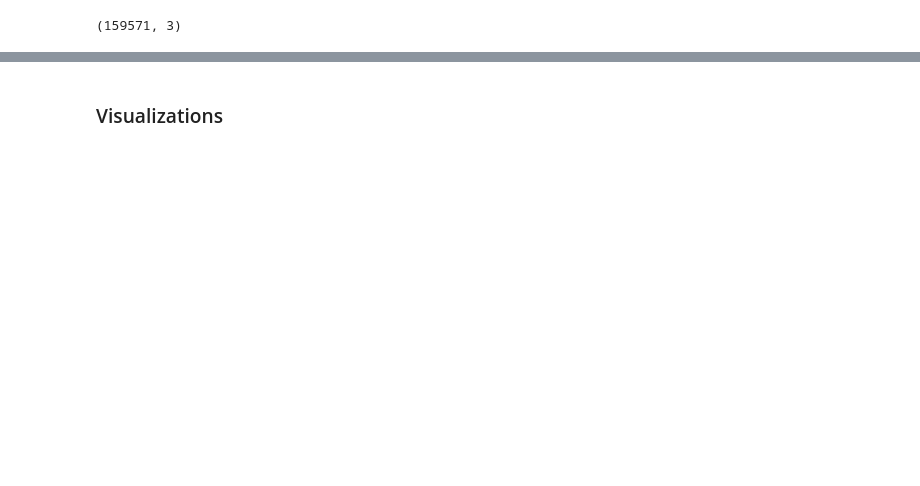
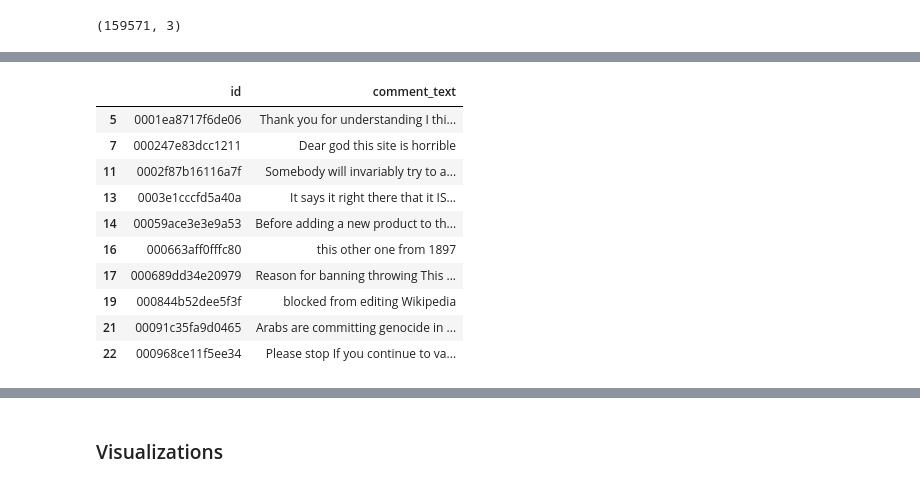
Before and after one commit to johne18/ml_learnings, a Jupyter notebook: SafeChat/notebooks/jigsaw_eda.ipynb, the cells around one changed output, grey strips where cells are left out. Cells and saved outputs as stored; diff of their text form; code cells hidden in the pictures; blank space fills up the shorter version.

```diff
--- a/SafeChat/notebooks/jigsaw_eda.ipynb
+++ b/SafeChat/notebooks/jigsaw_eda.ipynb
@@ -69,0 +92,6 @@ jigsaw_cleaned_df.shape
+# %%
+jigsaw_df_test_cleaned = jigsaw_df_test.copy()
+jigsaw_df_test_cleaned['comment_text'] = jigsaw_df_test_cleaned['comment_text'].apply(remove_emoji)
+jigsaw_df_test_cleaned['comment_text'] = jigsaw_df_test_cleaned['comment_text'].str.replace(r'[^a-zA-Z0-9 ]', '', regex=True)
+print(jigsaw_df_test_cleaned['comment_text'].isna().sum())
+jigsaw_df_test_cleaned.head(5)
@@ -69,0 +126,16 @@ jigsaw_cleaned_df.shape
+# %%
+removed_ids = jigsaw_df_test_labels[has_negative_labels]['id']
+jigsaw_df_test_cleaned = jigsaw_df_test_cleaned[~jigsaw_df_test_cleaned['id'].isin(removed_ids)]
+jigsaw_df_test_cleaned.head(10)
+# %% [output]
+|  | id | comment_text |
+| 5 | 0001ea8717f6de06 | Thank you for understanding I thi... |
+| 7 | 000247e83dcc1211 | Dear god this site is horrible |
+| 11 | 0002f87b16116a7f | Somebody will invariably try to a... |
+| 13 | 0003e1cccfd5a40a | It says it right there that it IS... |
+| 14 | 00059ace3e3e9a53 | Before adding a new product to th... |
+| 16 | 000663aff0fffc80 | this other one from 1897 |
+| 17 | 000689dd34e20979 | Reason for banning throwing This ... |
+| 19 | 000844b52dee5f3f | blocked from editing Wikipedia |
+| 21 | 00091c35fa9d0465 | Arabs are committing genocide in ... |
+| 22 | 000968ce11f5ee34 | Please stop If you continue to va... |
```
Also changed, not shown: parts of 35 cells of this notebook, 4 other files.
